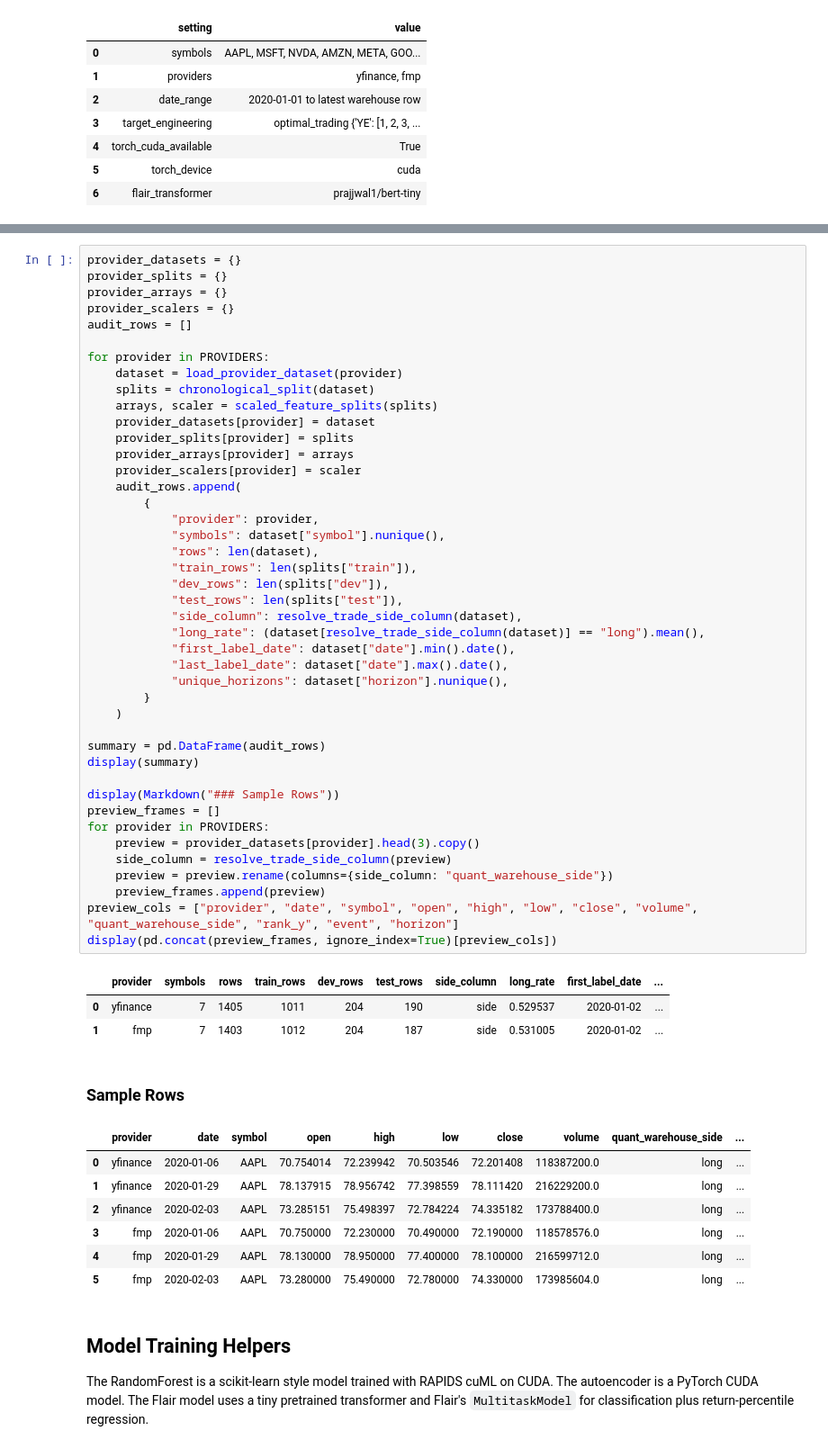
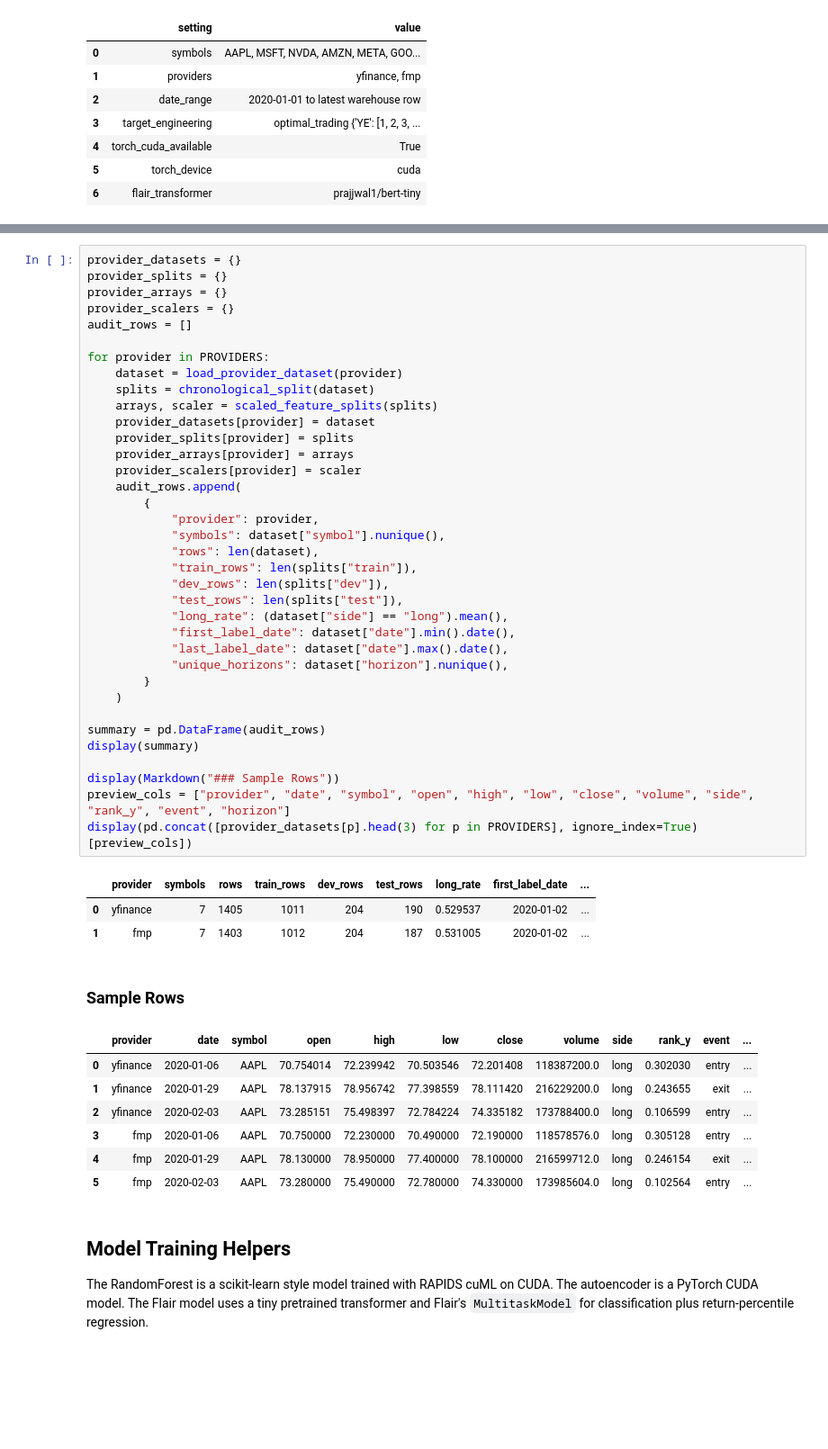
Before and after one commit to quantarb/quant-orchestrator, a Jupyter notebook: notebooks/mult-ml-frameworks/sample_model_training.ipynb, the cells around one changed output, grey strips where cells are left out. Shown at 90% size. Cells and saved outputs as stored; diff of their text form; blank space fills up the shorter version.

Commit message:
Simplify optimal side label usage

```diff
--- a/notebooks/mult-ml-frameworks/sample_model_training.ipynb
+++ b/notebooks/mult-ml-frameworks/sample_model_training.ipynb
@@ -217,53 +195,46 @@ provider_scalers = {}
 audit_rows = []
 
 for provider in PROVIDERS:
     dataset = load_provider_dataset(provider)
     splits = chronological_split(dataset)
     arrays, scaler = scaled_feature_splits(splits)
     provider_datasets[provider] = dataset
     provider_splits[provider] = splits
     provider_arrays[provider] = arrays
     provider_scalers[provider] = scaler
     audit_rows.append(
         {
             "provider": provider,
             "symbols": dataset["symbol"].nunique(),
             "rows": len(dataset),
             "train_rows": len(splits["train"]),
             "dev_rows": len(splits["dev"]),
             "test_rows": len(splits["test"]),
-            "side_column": resolve_trade_side_column(dataset),
-            "long_rate": (dataset[resolve_trade_side_column(dataset)] == "long").mean(),
+            "long_rate": (dataset["side"] == "long").mean(),
             "first_label_date": dataset["date"].min().date(),
             "last_label_date": dataset["date"].max().date(),
             "unique_horizons": dataset["horizon"].nunique(),
         }
     )
 
 summary = pd.DataFrame(audit_rows)
 display(summary)
 
 display(Markdown("### Sample Rows"))
-preview_frames = []
-for provider in PROVIDERS:
-    preview = provider_datasets[provider].head(3).copy()
-    side_column = resolve_trade_side_column(preview)
-    preview = preview.rename(columns={side_column: "quant_warehouse_side"})
-    preview_frames.append(preview)
-preview_cols = ["provider", "date", "symbol", "open", "high", "low", "close", "volume", "quant_warehouse_side", "rank_y", "event", "horizon"]
-display(pd.concat(preview_frames, ignore_index=True)[preview_cols])
+preview_cols = ["provider", "date", "symbol", "open", "high", "low", "close", "volume", "side", "rank_y", "event", "horizon"]
+display(pd.concat([provider_datasets[p].head(3) for p in PROVIDERS], ignore_index=True)[preview_cols])
 # %% [output]
-|  | provider | symbols | rows | train_rows | dev_rows | test_rows | side_column | long_rate | first_label_date | ... |
-| 0 | yfinance | 7 | 1405 | 1011 | 204 | 190 | side | 0.529537 | 2020-01-02 | ... |
-| 1 | fmp | 7 | 1403 | 1012 | 204 | 187 | side | 0.531005 | 2020-01-02 | ... |
+|  | provider | symbols | rows | train_rows | dev_rows | test_rows | long_rate | first_label_date | ... |
+| 0 | yfinance | 7 | 1405 | 1011 | 204 | 190 | 0.529537 | 2020-01-02 | ... |
+| 1 | fmp | 7 | 1403 | 1012 | 204 | 187 | 0.531005 | 2020-01-02 | ... |
 ### Sample Rows
-|  | provider | date | symbol | open | high | low | close | volume | quant_warehouse_side | ... |
-| 0 | yfinance | 2020-01-06 | AAPL | 70.754014 | 72.239942 | 70.503546 | 72.201408 | 118387200.0 | long | ... |
-| 1 | yfinance | 2020-01-29 | AAPL | 78.137915 | 78.956742 | 77.398559 | 78.111420 | 216229200.0 | long | ... |
-| 2 | yfinance | 2020-02-03 | AAPL | 73.285151 | 75.498397 | 72.784224 | 74.335182 | 173788400.0 | long | ... |
-| 3 | fmp | 2020-01-06 | AAPL | 70.750000 | 72.230000 | 70.490000 | 72.190000 | 118578576.0 | long | ... |
-| 4 | fmp | 2020-01-29 | AAPL | 78.130000 | 78.950000 | 77.400000 | 78.100000 | 216599712.0 | long | ... |
-| 5 | fmp | 2020-02-03 | AAPL | 73.280000 | 75.490000 | 72.780000 | 74.330000 | 173985604.0 | long | ... |
+|  | provider | date | symbol | open | high | low | close | volume | side | rank_y | event | ... |
+| 0 | yfinance | 2020-01-06 | AAPL | 70.754014 | 72.239942 | 70.503546 | 72.201408 | 118387200.0 | long | 0.302030 | entry | ... |
+| 1 | yfinance | 2020-01-29 | AAPL | 78.137915 | 78.956742 | 77.398559 | 78.111420 | 216229200.0 | long | 0.243655 | exit | ... |
+| 2 | yfinance | 2020-02-03 | AAPL | 73.285151 | 75.498397 | 72.784224 | 74.335182 | 173788400.0 | long | 0.106599 | entry | ... |
+| 3 | fmp | 2020-01-06 | AAPL | 70.750000 | 72.230000 | 70.490000 | 72.190000 | 118578576.0 | long | 0.305128 | entry | ... |
+| 4 | fmp | 2020-01-29 | AAPL | 78.130000 | 78.950000 | 77.400000 | 78.100000 | 216599712.0 | long | 0.246154 | exit | ... |
+| 5 | fmp | 2020-02-03 | AAPL | 73.280000 | 75.490000 | 72.780000 | 74.330000 | 173985604.0 | long | 0.102564 | entry | ... |
 # %% [markdown]
 ## Model Training Helpers
 
```
Also changed, not shown: parts of 5 cells of this notebook.
